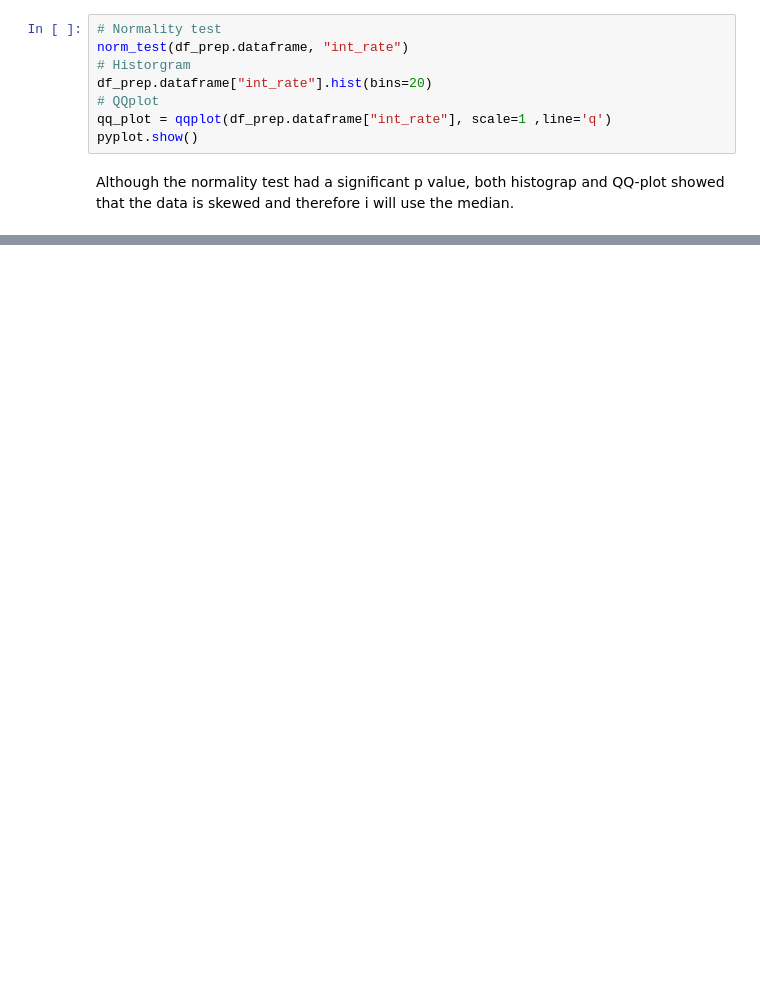
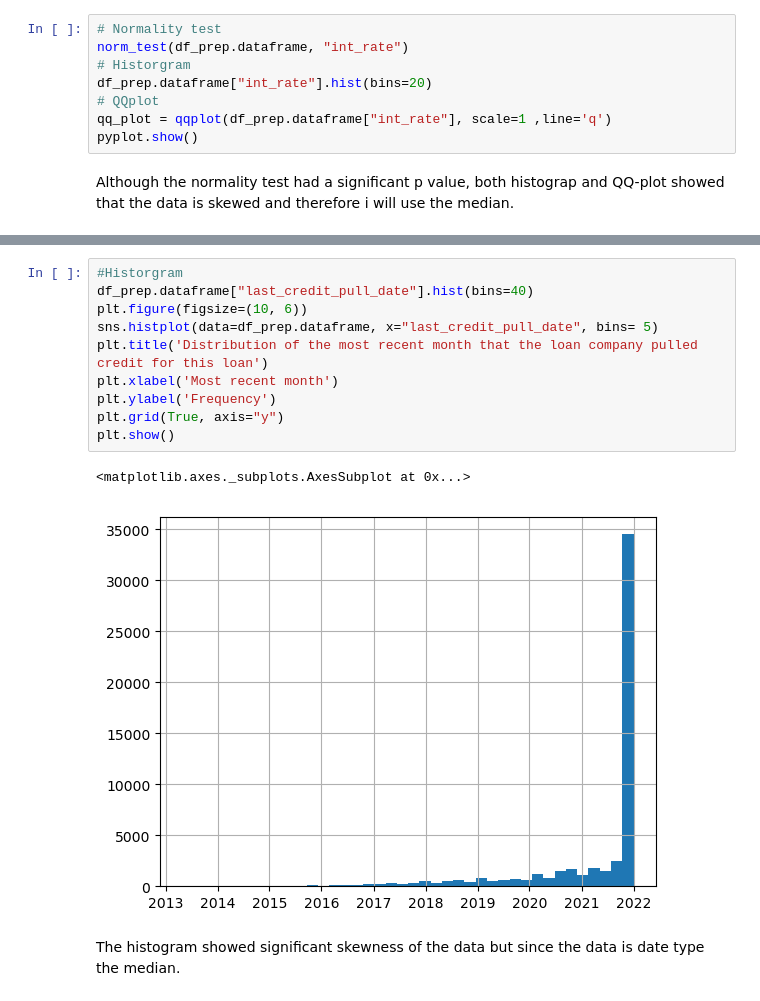
Before and after one commit to ChristianDaza/EDA_finance, a Jupyter notebook: SRC/EDA.ipynb, the cells around one changed output, grey strips where cells are left out. Drawn from its saved outputs; the diff is of its cells as text; blank space fills up the shorter version.

```diff
--- a/SRC/EDA.ipynb
+++ b/SRC/EDA.ipynb
@@ -205,0 +271,15 @@ The histogram showed significant skewness of the data but since the data is date
+# %%
+#Historgram
+df_prep.dataframe["last_credit_pull_date"].hist(bins=40)
+plt.figure(figsize=(10, 6))
+sns.histplot(data=df_prep.dataframe, x="last_credit_pull_date", bins= 5)
+plt.title('Distribution of the most recent month that the loan company pulled credit for this loan')
+plt.xlabel('Most recent month')
+plt.ylabel('Frequency')
+plt.grid(True, axis="y")
+plt.show()
+# %% [output]
+<matplotlib.axes._subplots.AxesSubplot at 0x...>
+[figure, added]
+# %% [markdown]
+The histogram showed significant skewness of the data but since the data is date type the median.
```
Also changed, not shown: parts of 22 cells of this notebook.
